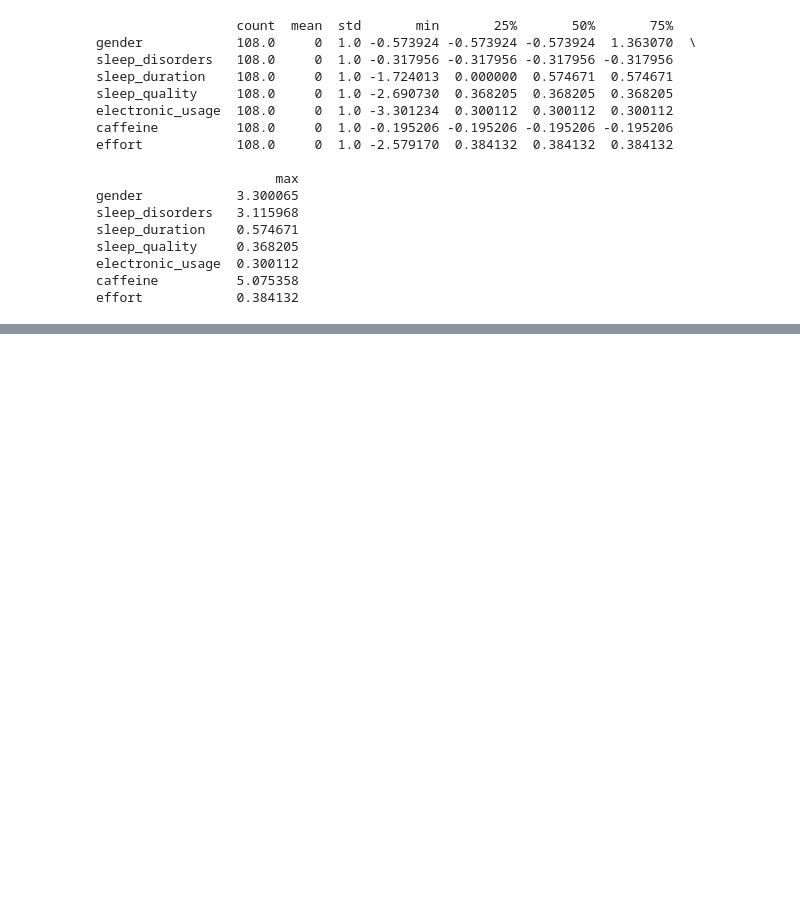
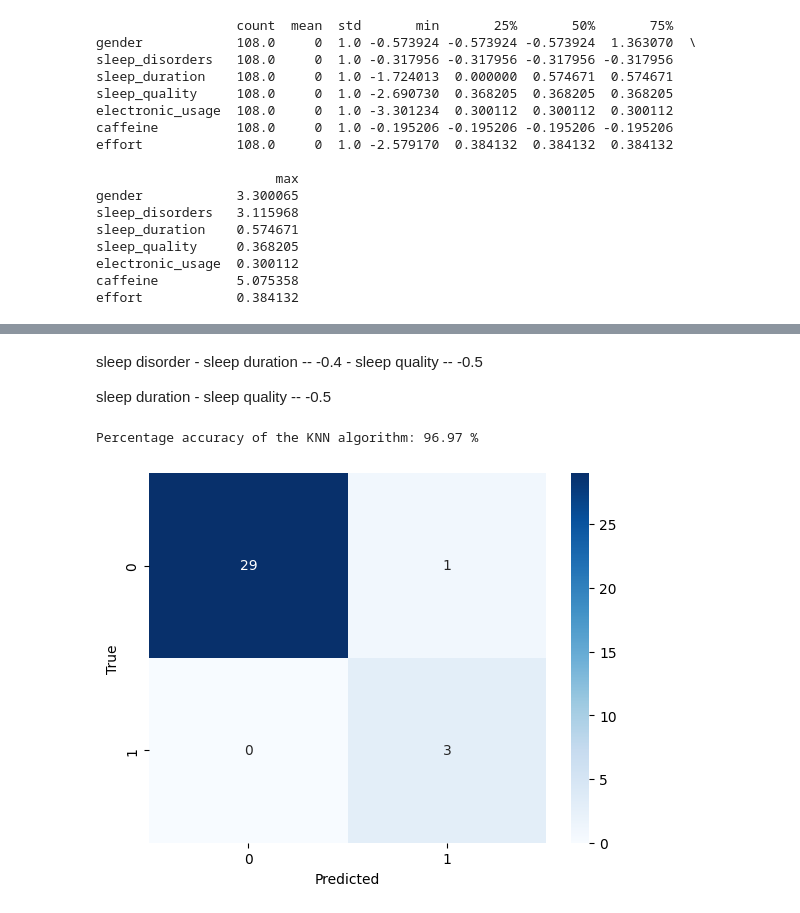
Before and after one commit to Logan1803/DSproject, a Jupyter notebook: DS data visualization.ipynb, the cells around one changed output, grey strips where cells are left out. Drawn from its saved outputs; the diff is of its cells as text; code cells hidden in the pictures; blank space fills up the shorter version.

Commit message:
prediction made

```diff
--- a/DS data visualization.ipynb
+++ b/DS data visualization.ipynb
@@ -349,3 +349,55 @@ corr_arr
 | 4 | electronic_usage | 0.043463 | -0.134840 | 0.058026 | 0.197332 | 1.000000 | 0.059131 | -0.116360 |
 | 5 | caffeine | -0.017669 | 0.275647 | -0.226455 | -0.228804 | 0.059131 | 1.000000 | 0.075686 |
 | 6 | effort | 0.168879 | 0.028178 | -0.031830 | -0.142761 | -0.116360 | 0.075686 | 1.000000 |
+# %% [markdown]
+sleep disorder - sleep duration -- -0.4
+               - sleep quality -- -0.5
+
+sleep duration - sleep quality -- -0.5
+# %%
+from sklearn.model_selection import train_test_split
+from sklearn.neighbors import KNeighborsClassifier
+from sklearn.metrics import accuracy_score
+from sklearn.metrics import confusion_matrix
+import seaborn as sns
+import matplotlib.pyplot as plt
+
+dis_yes = normal_cleaned[normal_cleaned['sleep_disorders']>2]
+dis_no = normal_cleaned[normal_cleaned['sleep_disorders']<2]
+
+frames  =[dis_yes, dis_no]
+train_test_data = pd.concat(frames)
+
+train_test_data['sleep_disorders'][train_test_data['sleep_disorders'] < 2] = 0
+train_test_data['sleep_disorders'][train_test_data['sleep_disorders'] > 2] = 1
+
+feature_columns = ['sleep_quality', 'sleep_duration']
+X = train_test_data[feature_columns]
+y = train_test_data['sleep_disorders']
+
+X_train, X_test, y_train, y_test = train_test_split(X, y, test_size=0.3, random_state=42)
+
+knn = KNeighborsClassifier(n_neighbors=5)
+knn.fit(X_train, y_train)
+
+# Make predictions
+y_pred = knn.predict(X_test)
+
+# Evaluate the model
+accuracy = accuracy_score(y_test, y_pred)
+percentage = accuracy * 100
+
+print(f"Percentage accuracy of the KNN algorithm: {percentage:.2f} %")
+
+# Create the confusion matrix
+confusion = confusion_matrix(y_test, y_pred)
+
+
+# Create a heatmap of the confusion matrix
+sns.heatmap(confusion, annot=True, fmt='d', cmap='Blues')
+plt.xlabel("Predicted")
+plt.ylabel("True")
+plt.show()
+# %% [output]
+Percentage accuracy of the KNN algorithm: 96.97 %
+[figure, added]
```
